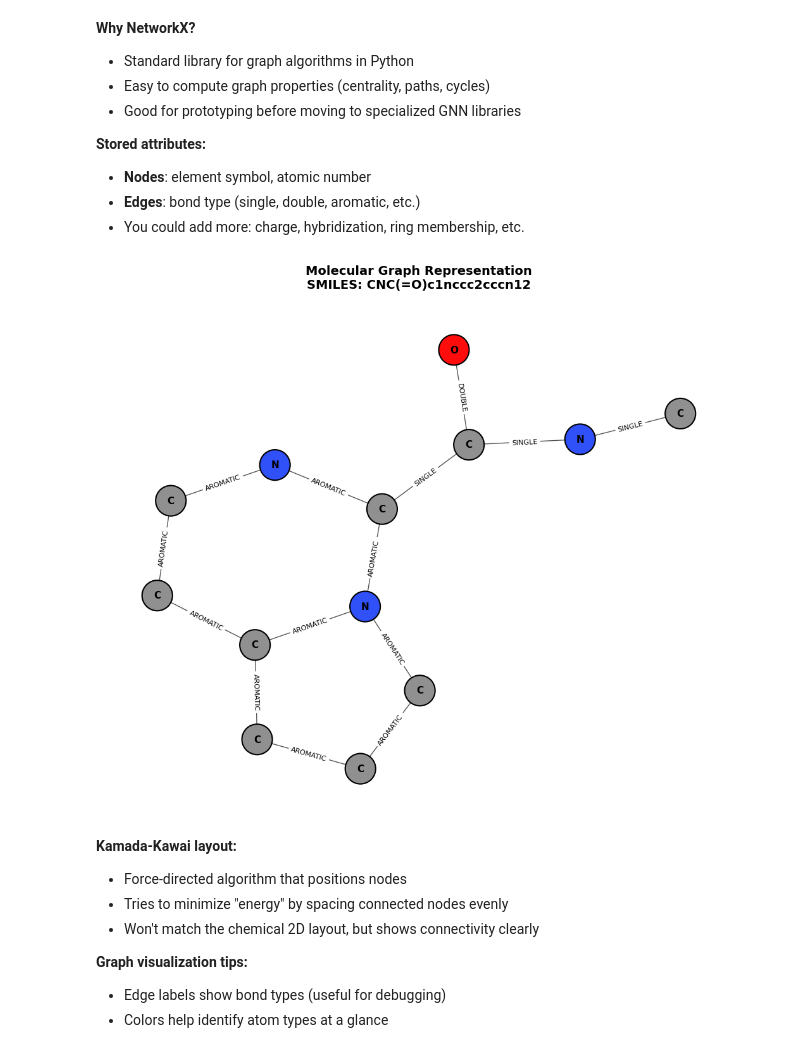
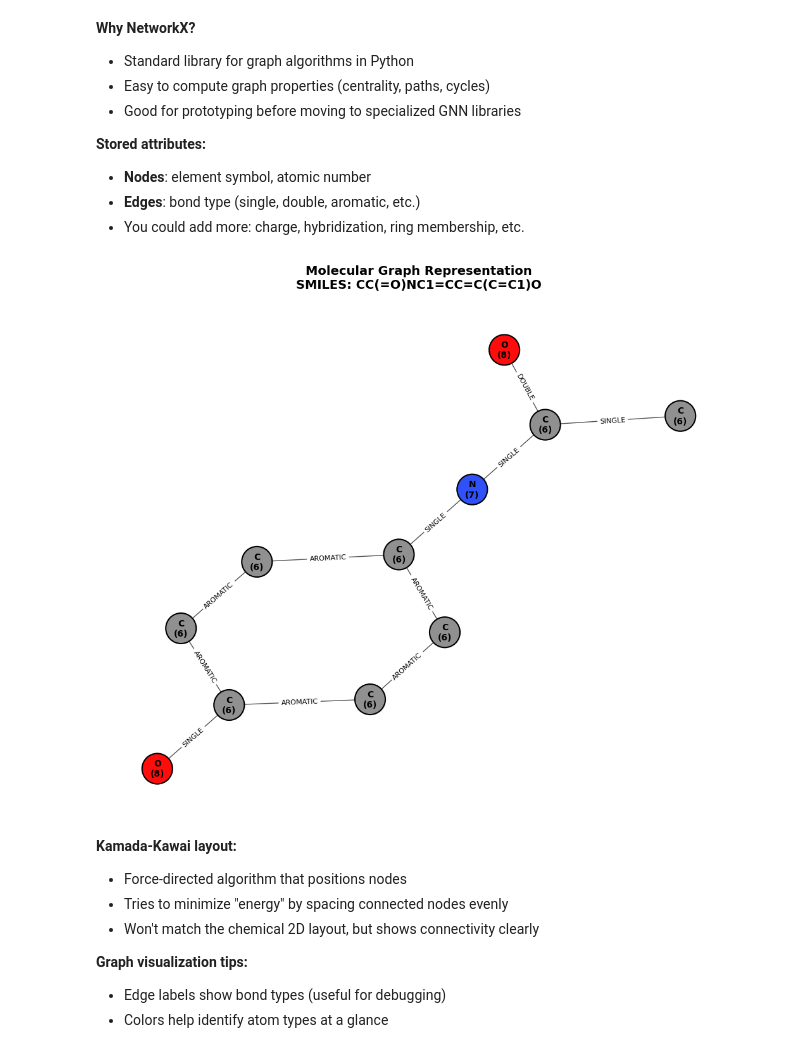
Before and after one commit to CodeHalwell/chemical-graph-series, a Jupyter notebook: notebooks/01_Building_Graphs.ipynb, the cells around one changed output. Drawn from its saved outputs; the diff is of its cells as text; code cells hidden in the pictures.

Commit message:
feat: Updated notebook for building chemical graphs from SMILES

```diff
--- a/notebooks/01_Building_Graphs.ipynb
+++ b/notebooks/01_Building_Graphs.ipynb
@@ -30,9 +69,10 @@ For example: `CNC(=O)c1nccc2cccn12` represents a specific organic molecule.
 # %% [markdown]
 ### Parsing and Displaying the Structure
 # %%
-smiles = 'CNC(=O)c1nccc2cccn12'
-molecule = Chem.MolFromSmiles(smiles)
-from rdkit.Chem import Draw
-img = Draw.MolToImage(molecule)
+smiles = 'CC1([C@@H](N2[C@H](S1)[C@@H](C2=O)NC(=O)[C@@H](C3=CC=C(C=C3)O)N)C(=O)O)C' # SMILES string for chemical compound, in this case Amoxicillin
+molecule = Chem.MolFromSmiles(smiles) # Convert SMILES string to molecule object
+img = Draw.MolToImage(molecule) # Convert molecule object to image
+
+# Display image
 display(img)
 # %% [output]
@@ -180,15 +245,9 @@ plt.show()
 # %%
-from rdkit import Chem
-from rdkit.Chem import AllChem, rdMolAlign
-import matplotlib.pyplot as plt
-import numpy as np
-from mpl_toolkits.mplot3d import Axes3D
-
 # Define the molecule
-smiles = "CNC(=O)c1nccc2cccn12"
+smiles = "CC(=O)NC1=CC=C(C=C1)O" # Using a simple molecule for visualisation
 molecule = Chem.MolFromSmiles(smiles)
 
-def generate_3d_ensemble(mol, num_confs=100, seed=42):
+def generate_3d_ensemble(mol, num_confs=50, seed=42):
     """Generates an ensemble of 3D conformations and aligns them."""
     mH = Chem.AddHs(mol)
     params = AllChem.ETKDGv3()
@@ -333,59 +413,76 @@ for graph neural networks (GNNs) and other ML approaches.
 - **Edges**: bond type (single, double, aromatic, etc.)
 - You could add more: charge, hybridization, ring membership, etc.
 # %%
-import networkx as nx
-import matplotlib.pyplot as plt
-from rdkit import Chem
-
 def mol_to_nx(mol: Chem.Mol) -> nx.Graph:
     """Converts an RDKit molecule object into a NetworkX graph with atom and bond metadata."""
     G = nx.Graph()
+
+    # Add nodes for each atom with element symbol and atomic number
     for atom in mol.GetAtoms():
         G.add_node(atom.GetIdx(),
                    symbol=atom.GetSymbol(),
                    atomic_num=atom.GetAtomicNum())
+
+    # Add edges for each bond with bond type information
     for bond in mol.GetBonds():
         G.add_edge(bond.GetBeginAtomIdx(),
                    bond.GetEndAtomIdx(),
                    bond_type=bond.GetBondType().name)
     return G
 
-# CPK Color Palette for common atoms
+# CPK color palette for common atoms (standard molecular visualization colors)
 CPK_COLORS = {
-    'C': '#909090', 'O': '#FF0D0D', 'N': '#3050F8',
-    'S': '#FFFF30', 'P': '#FF8000', 'F': '#90E050',
-    'Cl': '#1FF01F', 'Br': '#A62929', 'I': '#940094',
-    'H': '#FFFFFF'
+    'C': '#909090',  # Carbon - grey
+    'O': '#FF0D0D',  # Oxygen - red
+    'N': '#3050F8',  # Nitrogen - blue
+    'S': '#FFFF30',  # Sulfur - yellow
+    'P': '#FF8000',  # Phosphorus - orange
+    'F': '#90E050',  # Fluorine - green
+    'Cl': '#1FF01F', # Chlorine - bright green
+    'Br': '#A62929', # Bromine - dark red
+    'I': '#940094',  # Iodine - purple
+    'H': '#FFFFFF'   # Hydrogen - white
 }
 
+# Convert molecule to graph and calculate node positions
 G = mol_to_nx(molecule)
-pos = nx.kamada_kawai_layout(G)  # Better layout for molecular structures
+pos = nx.kamada_kawai_layout(G)  # Physics-based layout algorithm
+
+# Extract node attributes
 symbols = nx.get_node_attributes(G, 'symbol')
+atomic_num = nx.get_node_attributes(G, 'atomic_num')
+
+# Create labels showing element symbol and atomic number
+combined_labels = {n: f"{symbols[n]}\n({atomic_num[n]})" for n in G.nodes()}
+
+# Assign colors based on element type (cyan default for unlisted elements)
 node_colors = [CPK_COLORS.get(symbols[n], '#00D1FF') for n in G.nodes()]
 
+# Create and configure the plot
 plt.figure(figsize=(10, 8))
 nx.draw(
     G, pos,
-    labels=symbols,
+    labels=combined_labels,
     with_labels=True,
     node_color=node_colors,
     node_size=1200,
-    font_size=11,
+    font_size=10,
     font_weight='bold',
-    edge_color='#555555',
+    edge_color='#555555',  # Dark grey bonds
     linewidths=1.5,
-    edgecolors='black'
+    edgecolors='black'     # Black node outlines
 )
 
 # Add bond type labels to edges
 edge_labels = nx.get_edge_attributes(G, 'bond_type')
 nx.draw_networkx_edge_labels(G, pos, edge_labels=edge_labels, font_size=8)
 
-plt.title(f"Molecular Graph Representation\nSMILES: {smiles}", fontsize=14, fontweight='bold', pad=20)
+plt.title(f"Molecular Graph Representation\nSMILES: {smiles}",
+          fontsize=14, fontweight='bold', pad=20)
 plt.axis('off')
 plt.show()
 # %% [output]
-[figure, old version]
+[figure, new version]
 # %% [markdown]
 **Kamada-Kawai layout:**
 - Force-directed algorithm that positions nodes
```
Also changed, not shown: parts of 33 cells of this notebook.
